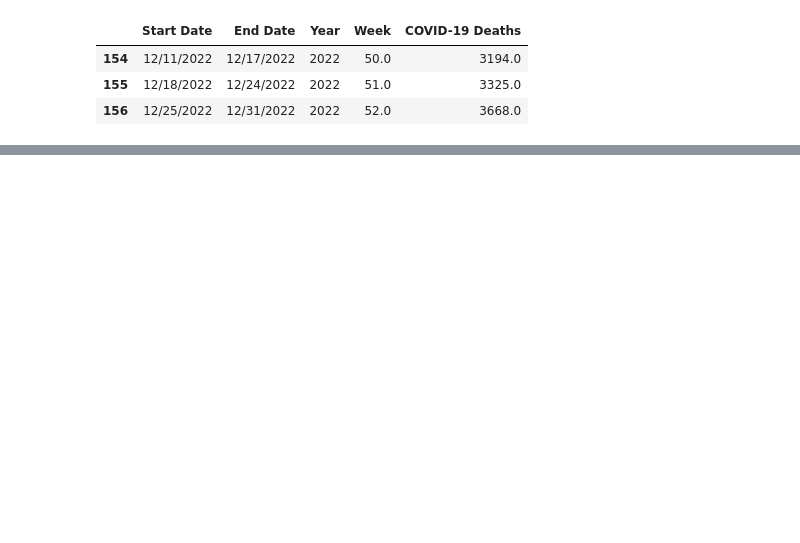
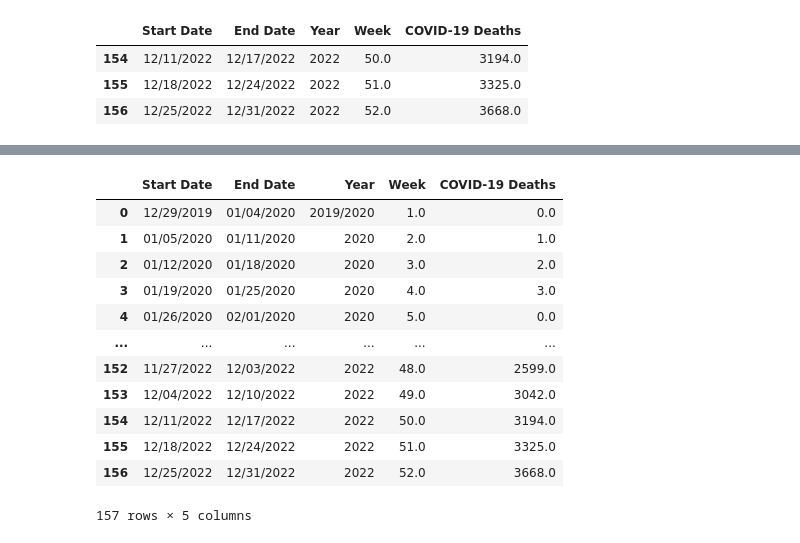
Before and after one commit to carolinehagood/covid-project, a Jupyter notebook: Combining_data.ipynb, the cells around one changed output, grey strips where cells are left out. Cells and saved outputs as stored; diff of their text form; code cells hidden in the pictures; blank space fills up the shorter version.

```diff
--- a/Combining_data.ipynb
+++ b/Combining_data.ipynb
@@ -14,0 +25,16 @@ df1.tail(3)
+# %%
+df1
+# %% [output]
+|  | Start Date | End Date | Year | Week | COVID-19 Deaths |
+| 0 | 12/29/2019 | 01/04/2020 | 2019/2020 | 1.0 | 0.0 |
+| 1 | 01/05/2020 | 01/11/2020 | 2020 | 2.0 | 1.0 |
+| 2 | 01/12/2020 | 01/18/2020 | 2020 | 3.0 | 2.0 |
+| 3 | 01/19/2020 | 01/25/2020 | 2020 | 4.0 | 3.0 |
+| 4 | 01/26/2020 | 02/01/2020 | 2020 | 5.0 | 0.0 |
+| ... | ... | ... | ... | ... | ... |
+| 152 | 11/27/2022 | 12/03/2022 | 2022 | 48.0 | 2599.0 |
+| 153 | 12/04/2022 | 12/10/2022 | 2022 | 49.0 | 3042.0 |
+| 154 | 12/11/2022 | 12/17/2022 | 2022 | 50.0 | 3194.0 |
+| 155 | 12/18/2022 | 12/24/2022 | 2022 | 51.0 | 3325.0 |
+| 156 | 12/25/2022 | 12/31/2022 | 2022 | 52.0 | 3668.0 |
+157 rows × 5 columns
```
Also changed, not shown: parts of 15 cells of this notebook.
